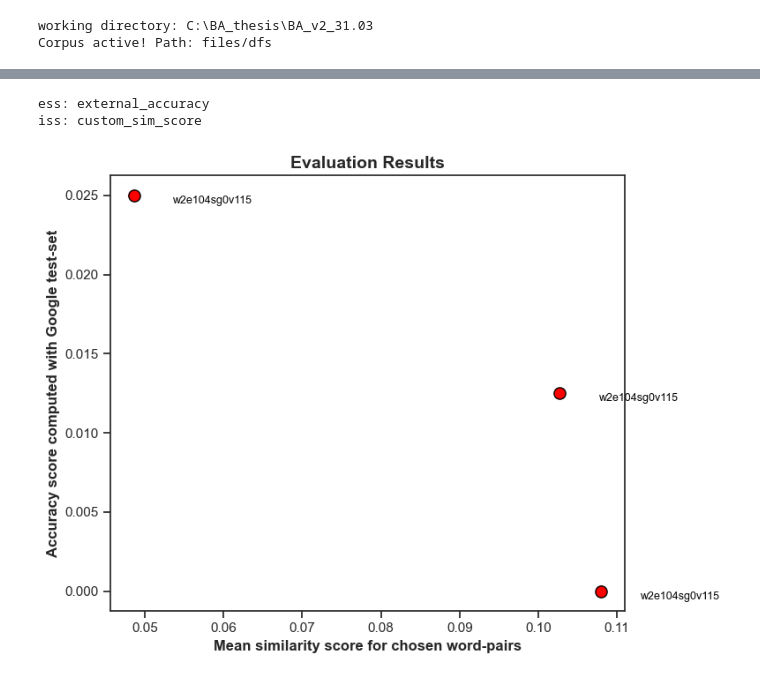
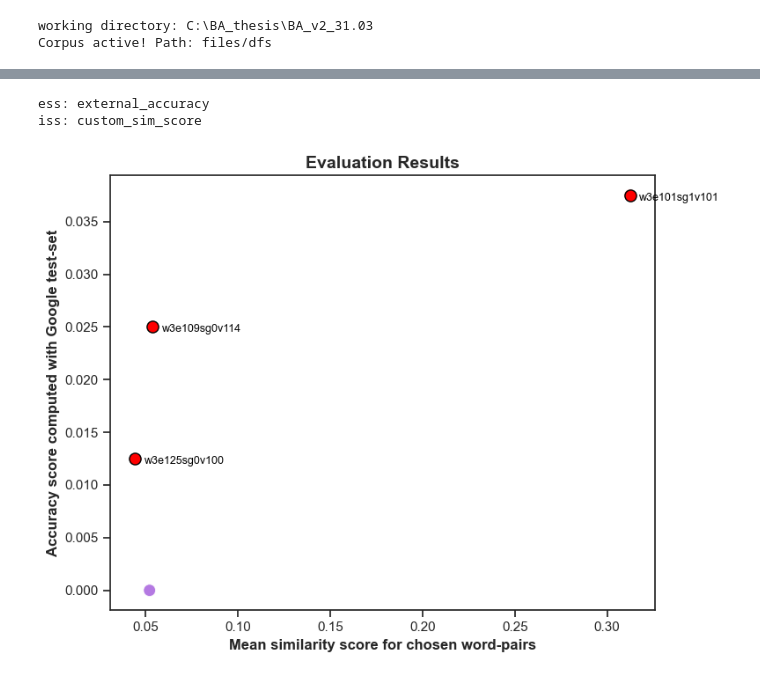
Before and after one commit to aleksKaluski/BA_thesis_2025, a Jupyter notebook: code/jmain.ipynb, the cells around one changed output, grey strips where cells are left out. Drawn from its saved outputs; the diff is of its cells as text; code cells hidden in the pictures.

```diff
--- a/code/jmain.ipynb
+++ b/code/jmain.ipynb
@@ -24,6 +112,7 @@ import matplotlib.pyplot as plt
 import seaborn as sns
 def print_w2v_evalutaion_results(df: pd.DataFrame, external_sim_score: str, internal_sim_score: str, model_name: str):
     # the best model is the first one
+    df = df.sort_values(by=[external_sim_score, internal_sim_score], ascending=False)
 
     ess = external_sim_score
     print(f"ess: {ess}")
@@ -124,0 +158,3 @@ df.head()
+# %%
+ev_metric = find_best_params_w2v(corpus=corpus,
+                                n_trials=4)
@@ -125,9 +179,9 @@ df.head()
 # %%
-print_w2v_evalutaion_results(df=df,
-                             external_sim_score='external_accuracy',
-                             internal_sim_score='custom_sim_score',
-                             model_name='model_name')
+print_w2v_evalutaion_results(df=ev_metric,
+                                    external_sim_score='external_accuracy',
+                                    internal_sim_score='custom_sim_score',
+                                    model_name='model_name')
 # %% [output]
 ess: external_accuracy
 iss: custom_sim_score
-[figure, old version]
+[figure, new version]
```
Also changed, not shown: parts of 7 cells of this notebook, 5 other files.
